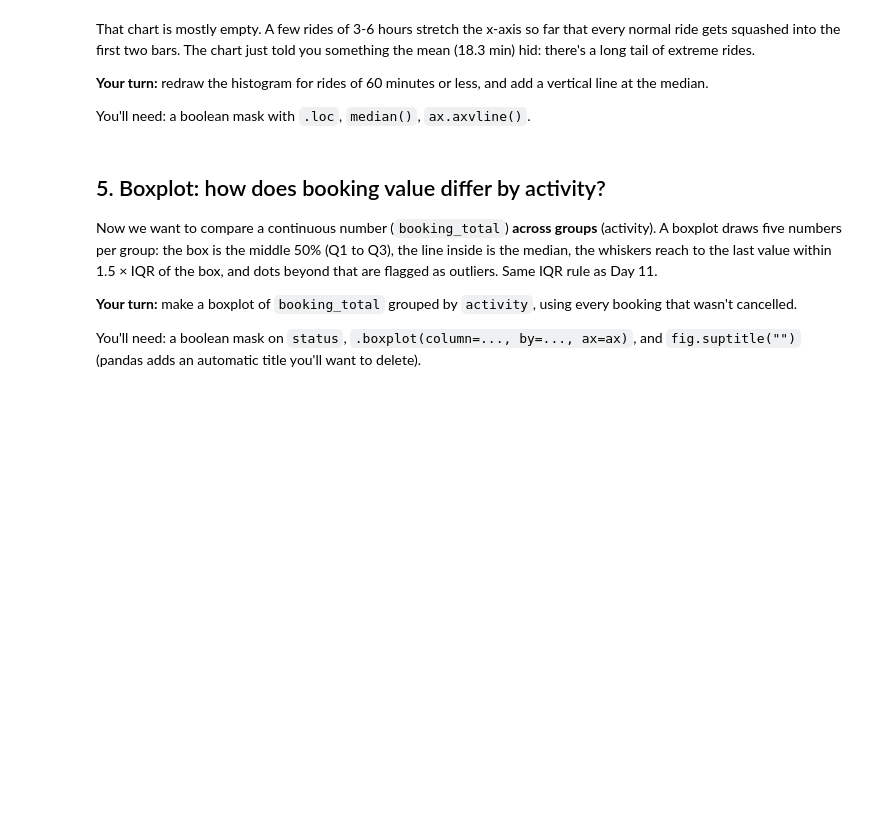
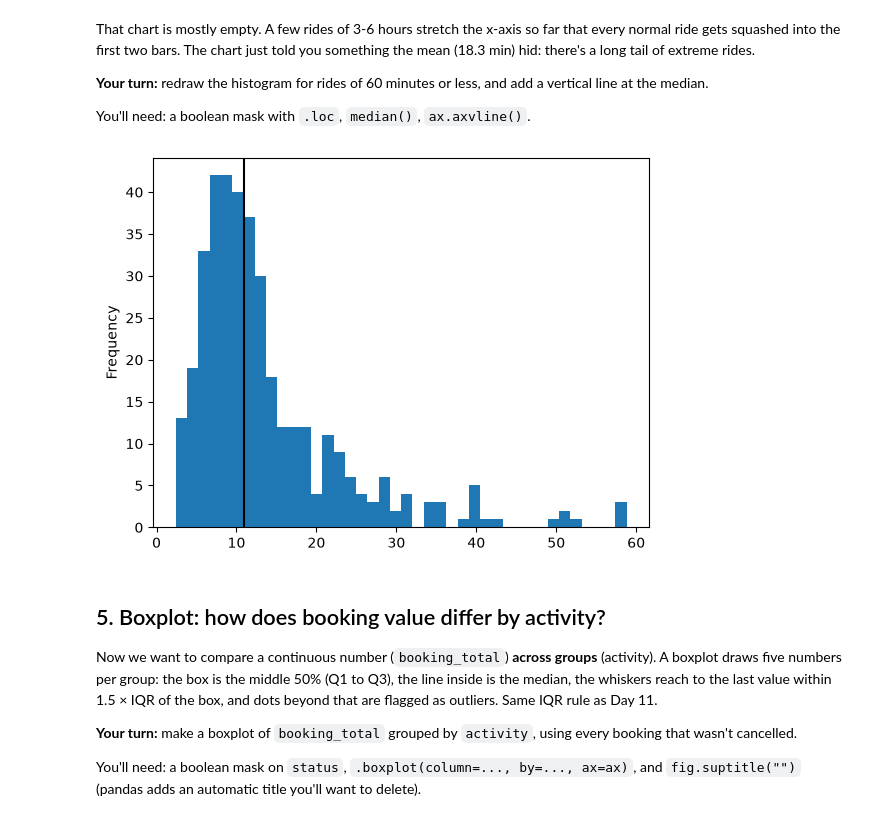
Before and after one commit to Ingiya/2501, a Jupyter notebook: student/lesson-13/viz_demo_starter.ipynb, the cells around one changed output. Saved outputs shown, nothing was run; the diff lists cells and outputs as text; code cells hidden in the pictures; blank space fills up the shorter version.

```diff
--- a/student/lesson-13/viz_demo_starter.ipynb
+++ b/student/lesson-13/viz_demo_starter.ipynb
@@ -72,6 +112,20 @@ That chart is mostly empty. A few rides of 3-6 hours stretch the x-axis so far t
 **Your turn:** redraw the histogram for rides of 60 minutes or less, and add a vertical line at the median.
 
 You'll need: a boolean mask with `.loc`, `median()`, `ax.axvline()`.
+# %%
+fig, ax = plt.subplots()
+
+short = rides.loc[rides["duration_min"] <= 60, "duration_min"]
+
+median = rides["duration_min"].median()
+
+short.plot(kind="hist", bins=40, ax=ax)
+
+ax.axvline(median, color="black")
+
+plt.show()
+# %% [output]
+[figure, added]
 # %% [markdown]
 ## 5. Boxplot: how does booking value differ by activity?
 Now we want to compare a continuous number (`booking_total`) **across groups** (activity). A boxplot draws five numbers per group: the box is the middle 50% (Q1 to Q3), the line inside is the median, the whiskers reach to the last value within 1.5 × IQR of the box, and dots beyond that are flagged as outliers. Same IQR rule as Day 11.
```
Also changed, not shown: parts of 10 cells of this notebook.
